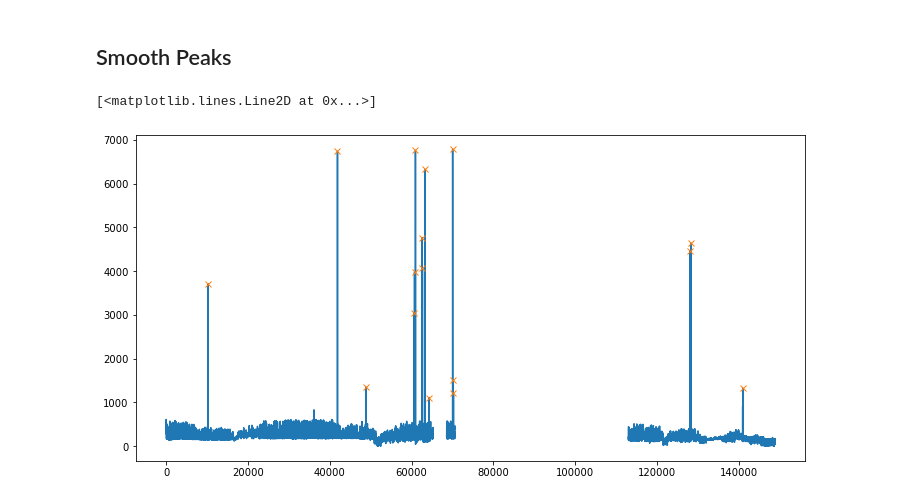
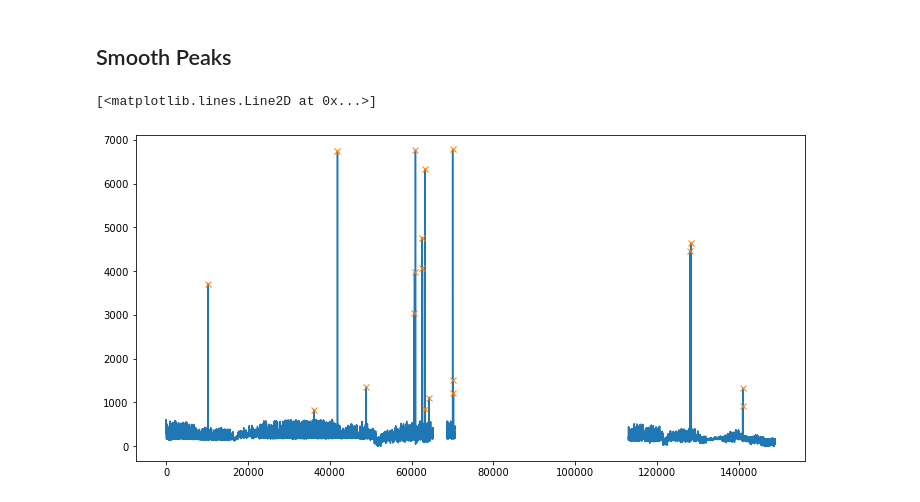
Before and after one commit to ethanp33/ADS2002-Solar-Farm, a Jupyter notebook: Hai/solar_farm.ipynb, the cells around one changed output. Saved outputs shown, nothing was run; the diff lists cells and outputs as text; code cells hidden in the pictures.

Commit message:
updated peak again

```diff
--- a/Hai/solar_farm.ipynb
+++ b/Hai/solar_farm.ipynb
@@ -47,9 +46,9 @@ import copy
 # %%
 fig, ax = plt.subplots(figsize=(12,6))
-peaks, _ = find_peaks(demand_df['Building0'], height=1000)
+peaks, _ = find_peaks(demand_df['Building0'], height=700)
 plt.plot(demand_df['Building0'])
 plt.plot(peaks, demand_df['Building0'][peaks], "x")
 # %% [output]
 [<matplotlib.lines.Line2D at 0x...>]
-[figure, old version]
+[figure, new version]
 # %%
```
Also changed, not shown: parts of 5 cells of this notebook.
